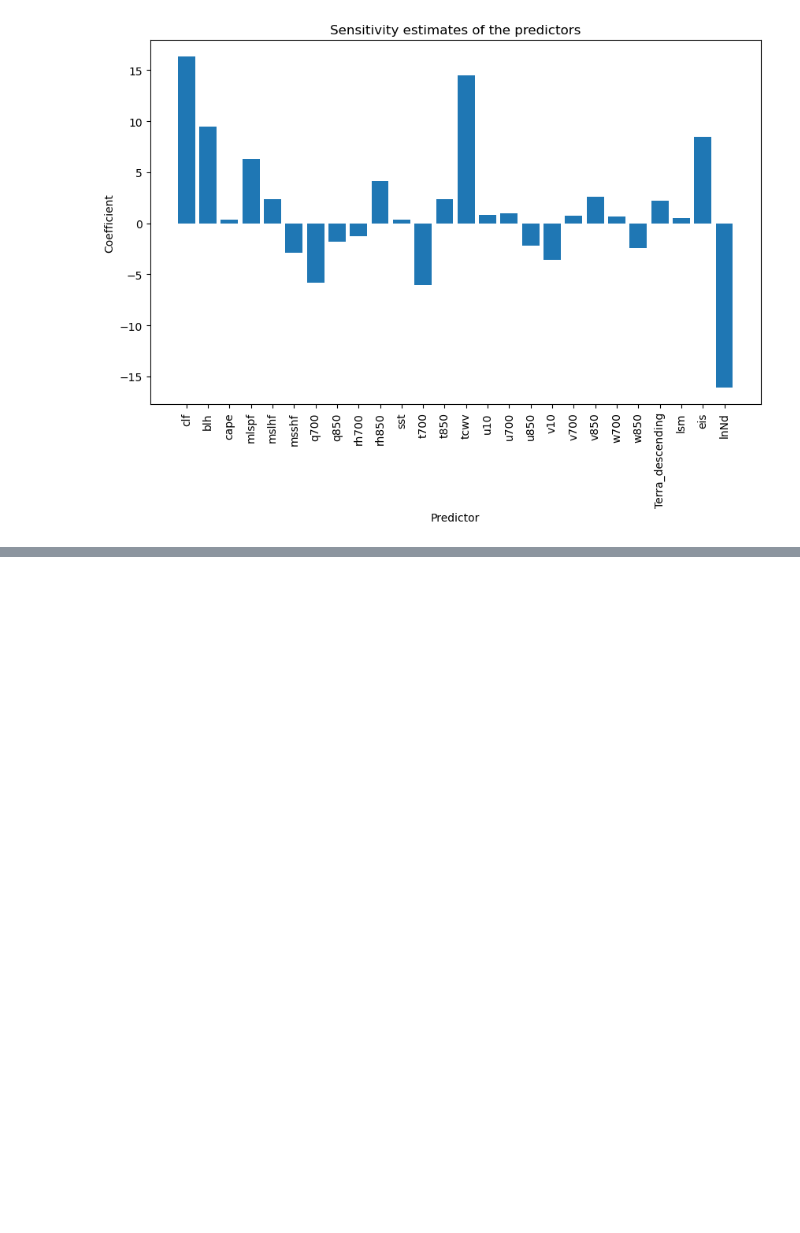
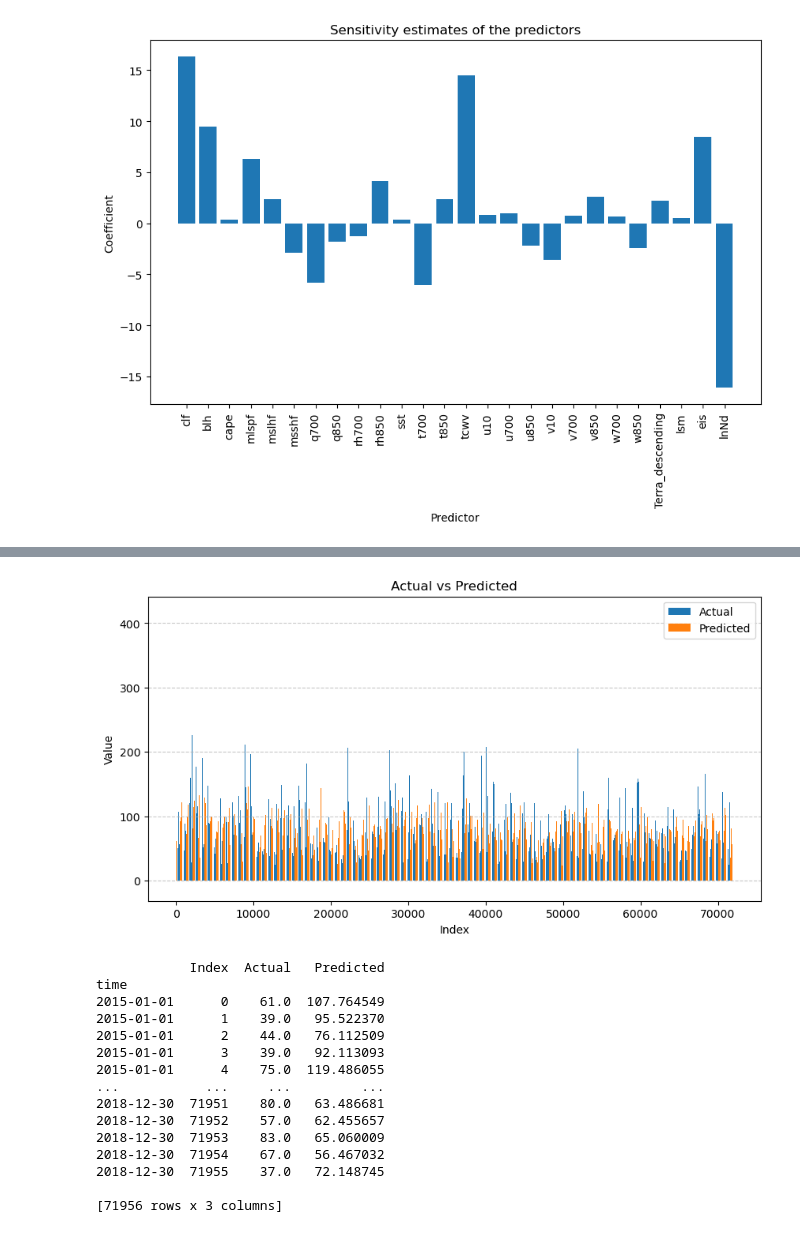
Before and after one commit to satvik007vk/Calisma_LR, a Jupyter notebook: Regression.ipynb, the cells around one changed output, grey strips where cells are left out. Saved outputs shown, nothing was run; the diff lists cells and outputs as text; code cells hidden in the pictures; blank space fills up the shorter version.

```diff
--- a/Regression.ipynb
+++ b/Regression.ipynb
@@ -162,3 +208,45 @@ plt.show()
+# %%
+import matplotlib.pyplot as plt
+import pandas as pd
+
+# Visualize Side-by-Side: Graph
+plt.figure(figsize=(10, 5))
+
+# Bar plot
+indices = range(len(y_test))
+plt.bar(indices, y_test, width=0.4, label='Actual', align='center')
+plt.bar([i + 0.4 for i in indices], y_pred_test, width=0.4, label='Predicted', align='center')
+
+plt.xlabel('Index')
+plt.ylabel('Value')
+plt.title('Actual vs Predicted')
+plt.legend()
+plt.grid(axis='y', linestyle='--', alpha=0.7)
+plt.show()
+
+# Visualize Side-by-Side: Table
+data = {'Index': range(len(y_test)), 'Actual': y_test, 'Predicted': y_pred_test}
+df = pd.DataFrame(data)
+
+# Display the table
+print(df)
+# %% [output]
+[figure, added]
+            Index  Actual   Predicted
+time
+2015-01-01      0    61.0  107.764549
+2015-01-01      1    39.0   95.522370
+2015-01-01      2    44.0   76.112509
+2015-01-01      3    39.0   92.113093
+2015-01-01      4    75.0  119.486055
+...           ...     ...         ...
+2018-12-30  71951    80.0   63.486681
+2018-12-30  71952    57.0   62.455657
+2018-12-30  71953    83.0   65.060009
+2018-12-30  71954    67.0   56.467032
+2018-12-30  71955    37.0   72.148745
+
+[71956 rows x 3 columns]
 # %%
 
 
```
Also changed, not shown: parts of 6 cells of this notebook, 1 other file.
